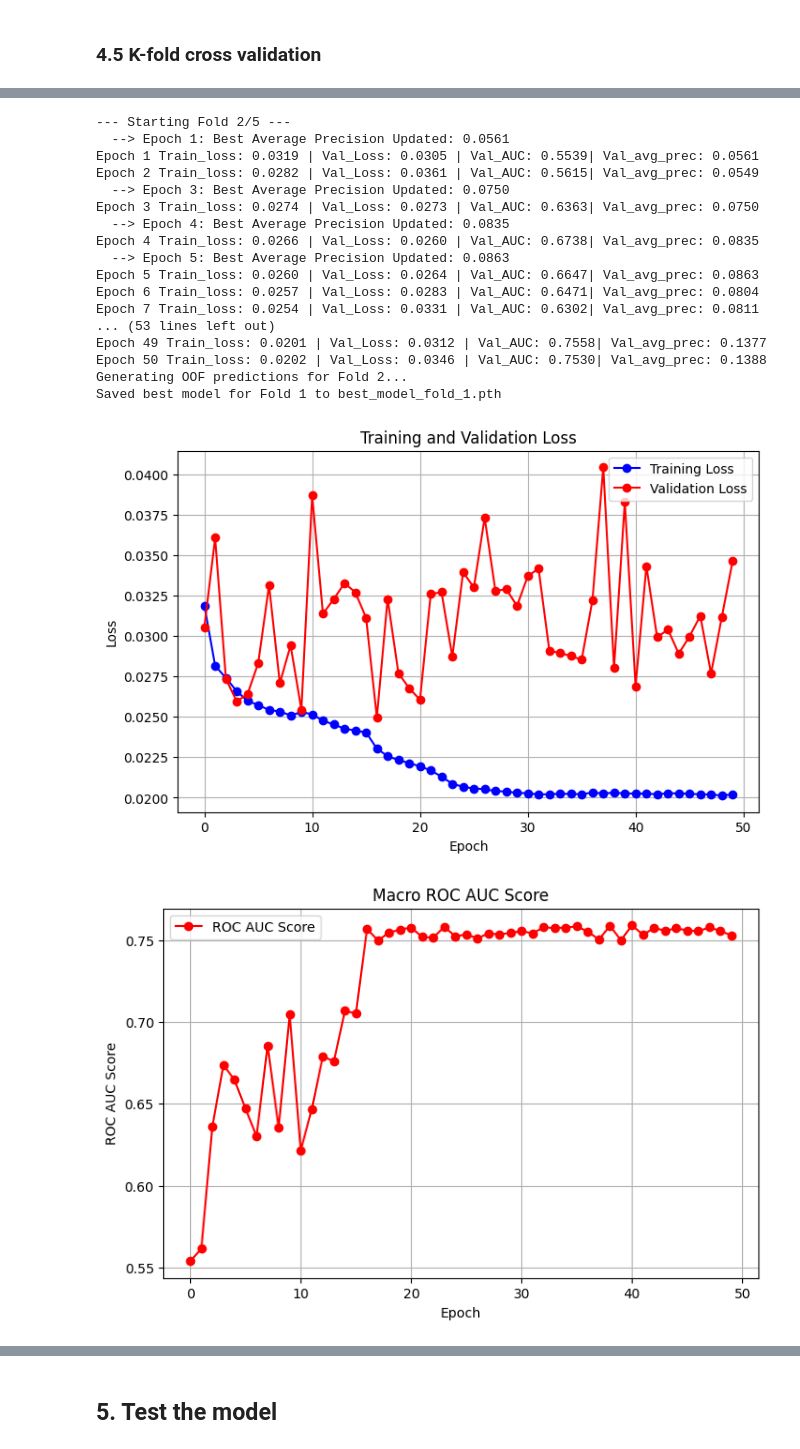
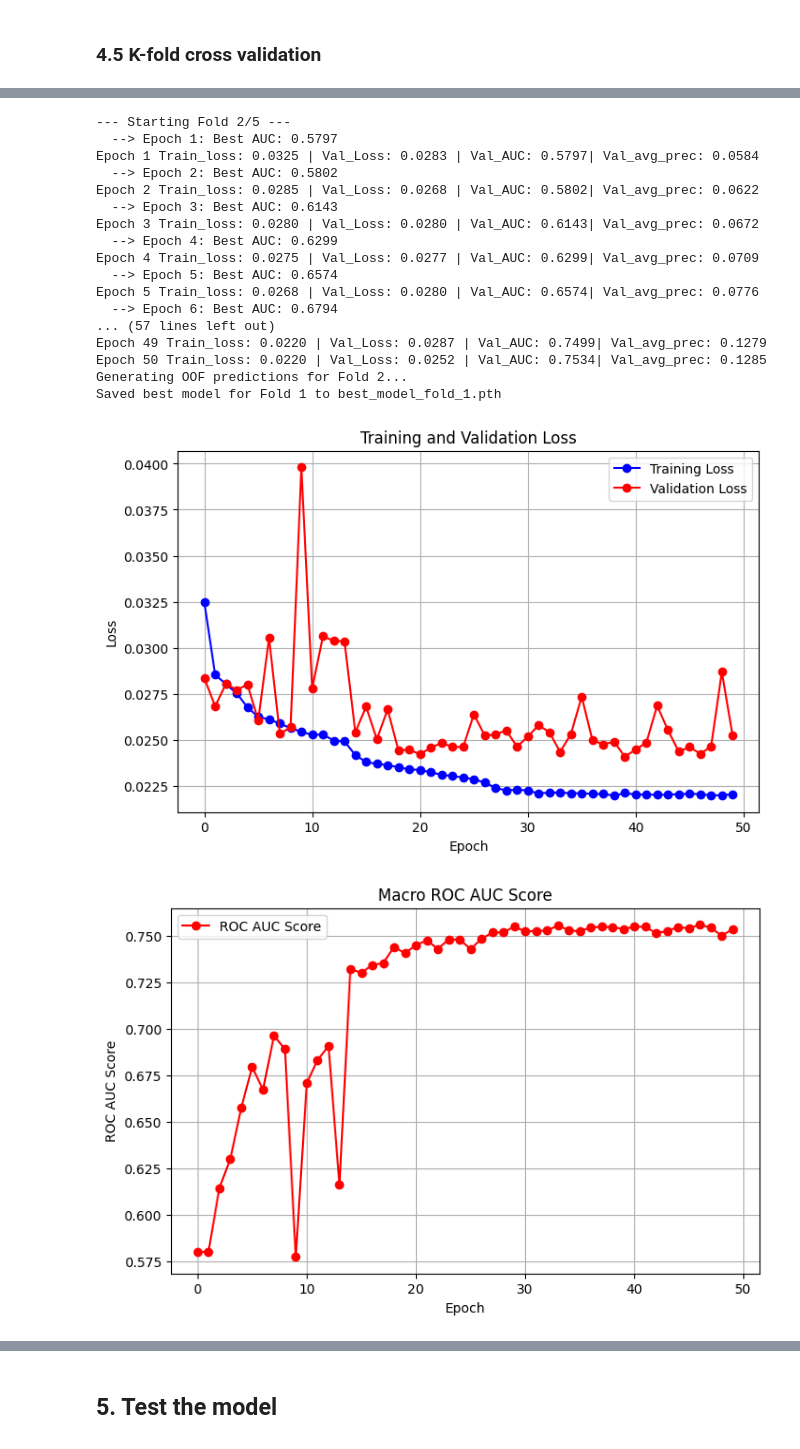
Before and after one commit to fiona-m-jtzr/IPEO_Species_Distribution_Modeling, a Jupyter notebook: Models/Satellite_imagery/Satellite_imagery_model.ipynb, the cells around one changed output, grey strips where cells are left out. Cells and saved outputs as stored; diff of their text form; code cells hidden in the pictures.

```diff
--- a/Models/Satellite_imagery/Satellite_imagery_model.ipynb
+++ b/Models/Satellite_imagery/Satellite_imagery_model.ipynb
@@ -66,11 +66,14 @@ os.getcwd()
 # %% [output]
 '/content/drive/MyDrive/IPEO/Project'
 # %%
-img_train = np.load(base_path + "data/satellite_patches_training.npy")
-img_test  = np.load(base_path + "data/satellite_patches_test.npy")
+env_train = pd.read_csv("data/env_variables_training.csv")
+env_test  = pd.read_csv("data/env_variables_test.csv")
 
-species_train = np.load(base_path + "data/species_data_training.npy")
-species_test  = np.load(base_path + "data/species_data_test.npy")
+img_train = np.load(base_path + "/data/satellite_patches_training.npy")
+img_test  = np.load(base_path + "/data/satellite_patches_test.npy")
+
+species_train = np.load(base_path + "/data/species_data_training.npy")
+species_test  = np.load(base_path + "/data/species_data_test.npy")
 
 print("Training shapes:")
 print("Img:", img_train.shape)
@@ -82,8 +85,15 @@ Labels: (5000, 342)
 # %% [markdown]
 ### 2.2 Reshaping and removing columns
 # %%
-img_train = img_train.astype(np.float32)
-img_test  = img_test.astype(np.float32)
+# Extract coordinates
+train_lons = env_train.iloc[:, 1]
+train_lats = env_train.iloc[:, 2]
+
+test_lons = env_test.iloc[:, 1]
+test_lats = env_test.iloc[:, 2]
+
+img_train = img_train.astype(np.float32)/255.0
+img_test  = img_test.astype(np.float32)/255.0
 
 species_train = species_train.astype(np.float32)
 species_test  = species_test.astype(np.float32)
@@ -207,7 +217,7 @@ class ImageEncoder(nn.Module):
             nn.Flatten(),
             nn.Linear(512, 512),
             nn.ReLU(),
-            nn.Dropout(0.3),
+            nn.Dropout(0.4),
             nn.Linear(512, num_species)
         )
 
@@ -394,10 +405,10 @@ for fold, (train_idx, val_idx) in enumerate(stratifier.split(img_train, species_
     model = ImageEncoder().to(device)
     criterion = MultiLabelFocalLoss(gamma=2.0, alpha=species_weights)
     optimizer = torch.optim.AdamW(model.parameters())
-    scheduler = torch.optim.lr_scheduler.ReduceLROnPlateau(optimizer, mode='min', factor=0.1, patience=5)
+    scheduler = torch.optim.lr_scheduler.ReduceLROnPlateau(optimizer, patience=5)
 
     EPOCHS = 50
-    best_val_avg_prec = 0
+    best_auc = 0
     best_model_state = None
 
     train_loss_list = []
@@ -416,10 +427,10 @@ for fold, (train_idx, val_idx) in enumerate(stratifier.split(img_train, species_
 
         scheduler.step(val_loss)
 
-        if  val_avg_prec > best_val_avg_prec:
-            best_val_avg_prec = val_avg_prec
+        if  val_auc > best_auc:
+            best_auc = val_auc
             best_model_state = {k: v.cpu().clone() for k, v in model.state_dict().items()}
-            print(f"  --> Epoch {epoch+1}: Best Average Precision Updated: {val_avg_prec:.4f}")
+            print(f"  --> Epoch {epoch+1}: Best AUC: {val_auc:.4f}")
 
         print(f"Epoch {epoch+1} Train_loss: {train_loss:.4f} | Val_Loss: {val_loss:.4f} | Val_AUC: {val_auc:.4f}| Val_avg_prec: {val_avg_prec:.4f}")
 
@@ -502,19 +513,19 @@ Saved best model for Fold 0 to best_model_fold_0.pth
 --- Starting Fold 2/5 ---
-  --> Epoch 1: Best Average Precision Updated: 0.0561
-Epoch 1 Train_loss: 0.0319 | Val_Loss: 0.0305 | Val_AUC: 0.5539| Val_avg_prec: 0.0561
-Epoch 2 Train_loss: 0.0282 | Val_Loss: 0.0361 | Val_AUC: 0.5615| Val_avg_prec: 0.0549
-  --> Epoch 3: Best Average Precision Updated: 0.0750
-Epoch 3 Train_loss: 0.0274 | Val_Loss: 0.0273 | Val_AUC: 0.6363| Val_avg_prec: 0.0750
-  --> Epoch 4: Best Average Precision Updated: 0.0835
-Epoch 4 Train_loss: 0.0266 | Val_Loss: 0.0260 | Val_AUC: 0.6738| Val_avg_prec: 0.0835
-  --> Epoch 5: Best Average Precision Updated: 0.0863
-Epoch 5 Train_loss: 0.0260 | Val_Loss: 0.0264 | Val_AUC: 0.6647| Val_avg_prec: 0.0863
-Epoch 6 Train_loss: 0.0257 | Val_Loss: 0.0283 | Val_AUC: 0.6471| Val_avg_prec: 0.0804
-Epoch 7 Train_loss: 0.0254 | Val_Loss: 0.0331 | Val_AUC: 0.6302| Val_avg_prec: 0.0811
-... (53 lines left out)
-Epoch 49 Train_loss: 0.0201 | Val_Loss: 0.0312 | Val_AUC: 0.7558| Val_avg_prec: 0.1377
-Epoch 50 Train_loss: 0.0202 | Val_Loss: 0.0346 | Val_AUC: 0.7530| Val_avg_prec: 0.1388
+  --> Epoch 1: Best AUC: 0.5797
+Epoch 1 Train_loss: 0.0325 | Val_Loss: 0.0283 | Val_AUC: 0.5797| Val_avg_prec: 0.0584
+  --> Epoch 2: Best AUC: 0.5802
+Epoch 2 Train_loss: 0.0285 | Val_Loss: 0.0268 | Val_AUC: 0.5802| Val_avg_prec: 0.0622
+  --> Epoch 3: Best AUC: 0.6143
+Epoch 3 Train_loss: 0.0280 | Val_Loss: 0.0280 | Val_AUC: 0.6143| Val_avg_prec: 0.0672
+  --> Epoch 4: Best AUC: 0.6299
+Epoch 4 Train_loss: 0.0275 | Val_Loss: 0.0277 | Val_AUC: 0.6299| Val_avg_prec: 0.0709
+  --> Epoch 5: Best AUC: 0.6574
+Epoch 5 Train_loss: 0.0268 | Val_Loss: 0.0280 | Val_AUC: 0.6574| Val_avg_prec: 0.0776
+  --> Epoch 6: Best AUC: 0.6794
+... (57 lines left out)
+Epoch 49 Train_loss: 0.0220 | Val_Loss: 0.0287 | Val_AUC: 0.7499| Val_avg_prec: 0.1279
+Epoch 50 Train_loss: 0.0220 | Val_Loss: 0.0252 | Val_AUC: 0.7534| Val_avg_prec: 0.1285
 Generating OOF predictions for Fold 2...
 Saved best model for Fold 1 to best_model_fold_1.pth
-[figure, old version]
+[figure, new version]
-[figure, old version]
+[figure, new version]
```
Also changed, not shown: parts of 12 cells of this notebook, 2 other files.
